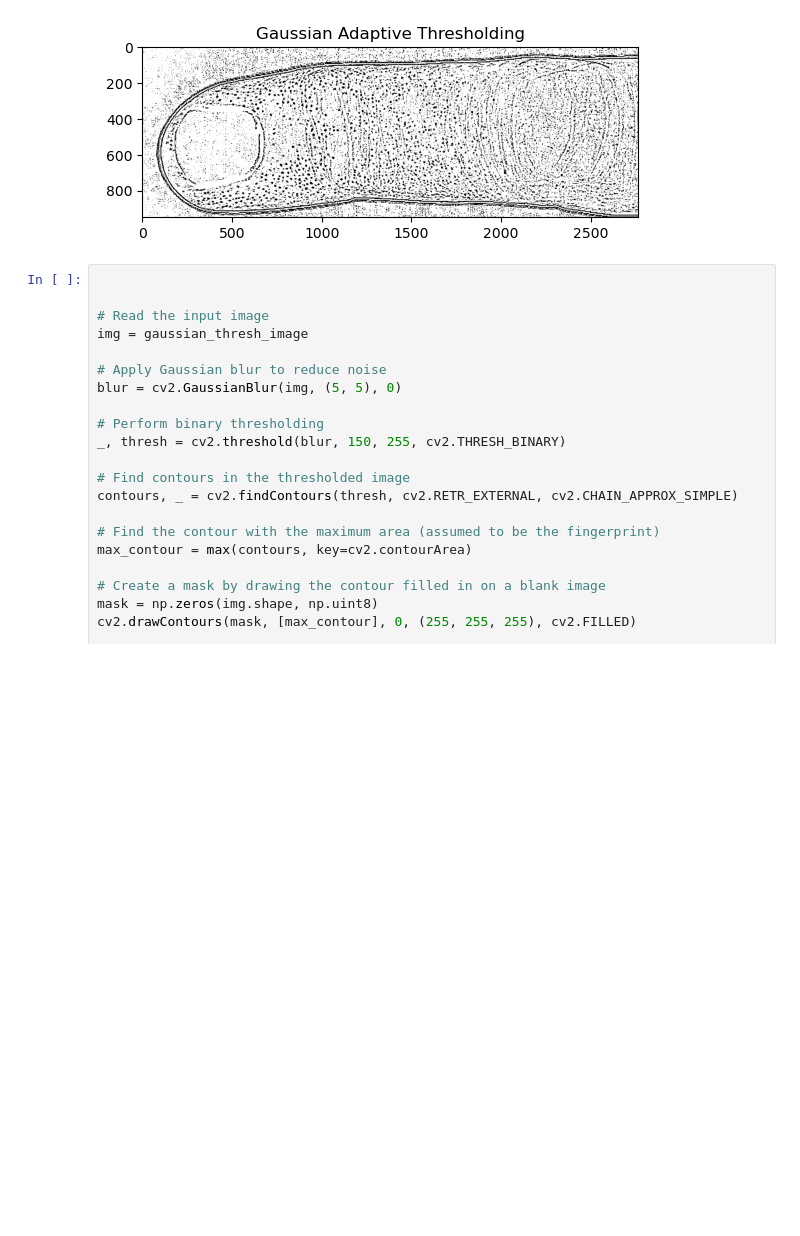
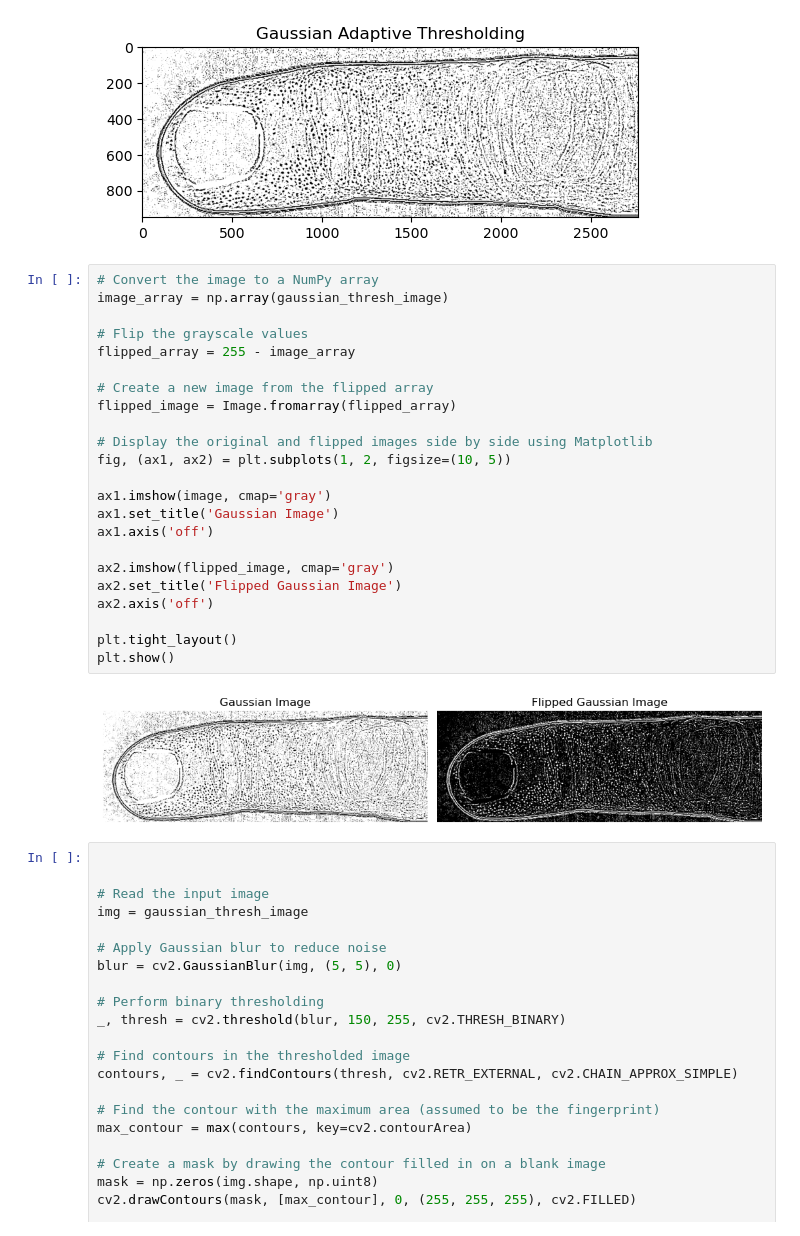
Before and after one commit to UArizonaCB2/sweat-pore-activation, a Jupyter notebook: SweatPoresDetection.ipynb, the cells around one changed output. Cells and saved outputs as stored; diff of their text form; blank space fills up the shorter version.

Commit message:
flipped the image

```diff
--- a/SweatPoresDetection.ipynb
+++ b/SweatPoresDetection.ipynb
@@ -90,6 +90,31 @@ plt.title('Gaussian Adaptive Thresholding')
 plt.show()
 # %% [output]
 [figure]
+# %%
+# Convert the image to a NumPy array
+image_array = np.array(gaussian_thresh_image)
+
+# Flip the grayscale values
+flipped_array = 255 - image_array
+
+# Create a new image from the flipped array
+flipped_image = Image.fromarray(flipped_array)
+
+# Display the original and flipped images side by side using Matplotlib
+fig, (ax1, ax2) = plt.subplots(1, 2, figsize=(10, 5))
+
+ax1.imshow(image, cmap='gray')
+ax1.set_title('Gaussian Image')
+ax1.axis('off')
+
+ax2.imshow(flipped_image, cmap='gray')
+ax2.set_title('Flipped Gaussian Image')
+ax2.axis('off')
+
+plt.tight_layout()
+plt.show()
+# %% [output]
+[figure, added]
 # %%
 
 
```
